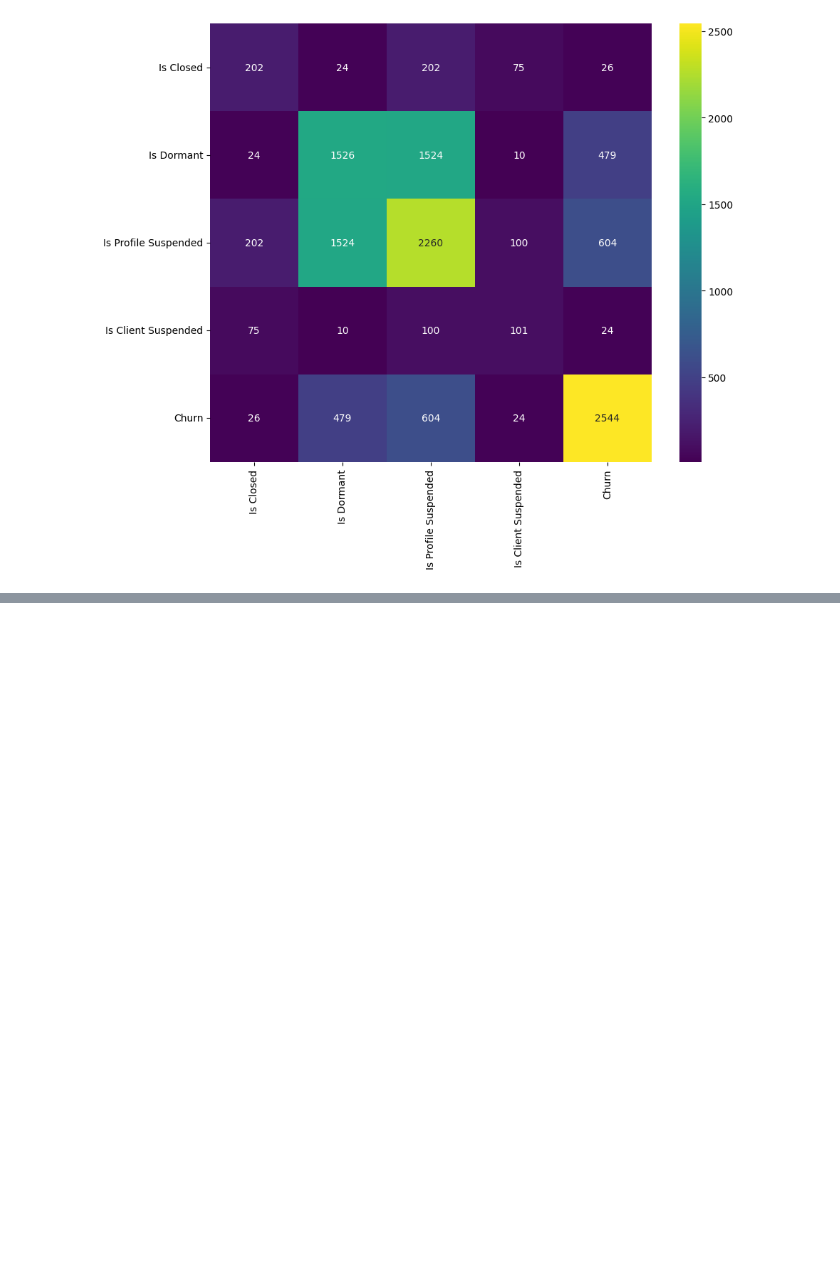
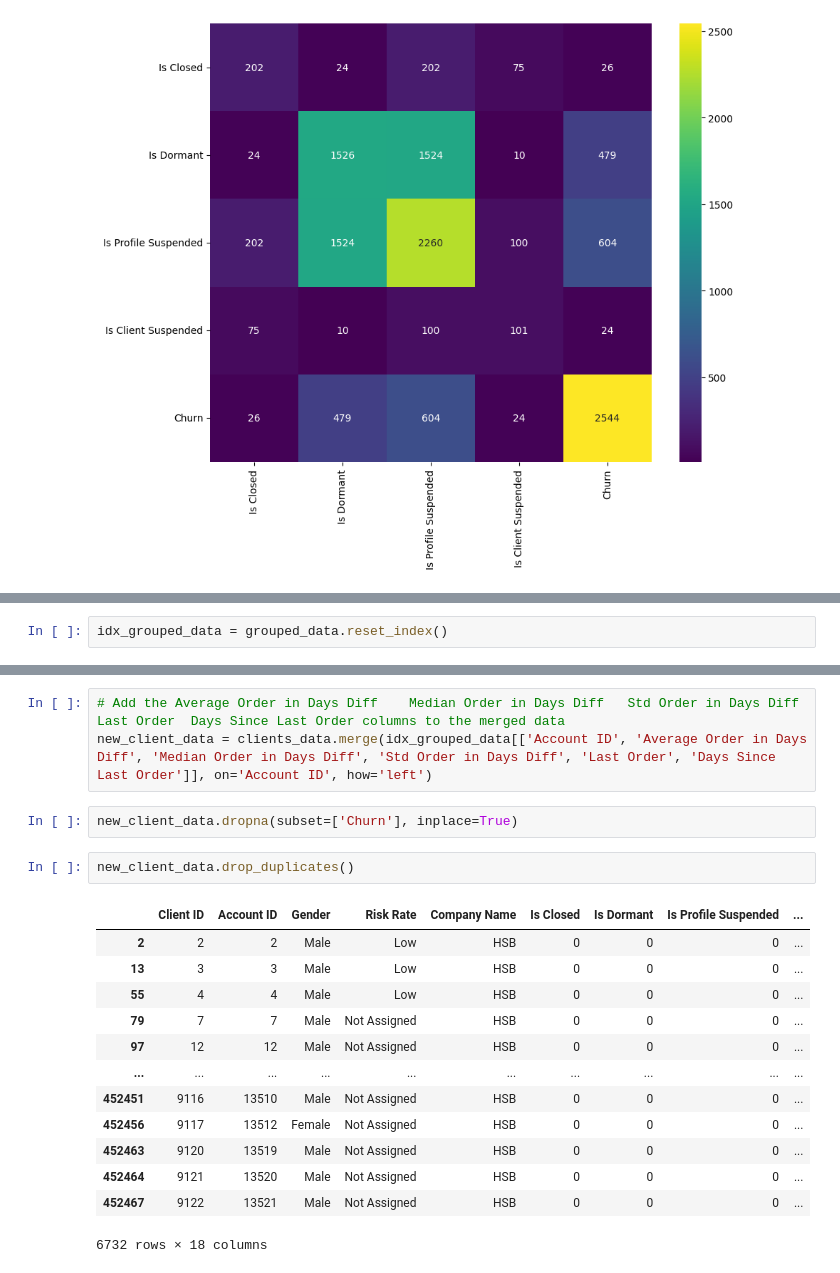
Before and after one commit to omar-sheta/datalytics, a Jupyter notebook: datalytics.ipynb, the cells around one changed output, grey strips where cells are left out. Cells and saved outputs as stored; diff of their text form; blank space fills up the shorter version.

```diff
--- a/datalytics.ipynb
+++ b/datalytics.ipynb
@@ -235,0 +258,2 @@ plt.show()
+# %%
+idx_grouped_data = grouped_data.reset_index()
@@ -235,0 +271,21 @@ plt.show()
+# %%
+# Add the Average Order in Days Diff	Median Order in Days Diff	Std Order in Days Diff	Last Order	Days Since Last Order columns to the merged data
+new_client_data = clients_data.merge(idx_grouped_data[['Account ID', 'Average Order in Days Diff', 'Median Order in Days Diff', 'Std Order in Days Diff', 'Last Order', 'Days Since Last Order']], on='Account ID', how='left')
+# %%
+new_client_data.dropna(subset=['Churn'], inplace=True)
+# %%
+new_client_data.drop_duplicates()
+# %% [output]
+|  | Client ID | Account ID | Gender | Risk Rate | Company Name | Is Closed | Is Dormant | Is Profile Suspended | ... |
+| 2 | 2 | 2 | Male | Low | HSB | 0 | 0 | 0 | ... |
+| 13 | 3 | 3 | Male | Low | HSB | 0 | 0 | 0 | ... |
+| 55 | 4 | 4 | Male | Low | HSB | 0 | 0 | 0 | ... |
+| 79 | 7 | 7 | Male | Not Assigned | HSB | 0 | 0 | 0 | ... |
+| 97 | 12 | 12 | Male | Not Assigned | HSB | 0 | 0 | 0 | ... |
+| ... | ... | ... | ... | ... | ... | ... | ... | ... | ... |
+| 452451 | 9116 | 13510 | Male | Not Assigned | HSB | 0 | 0 | 0 | ... |
+| 452456 | 9117 | 13512 | Female | Not Assigned | HSB | 0 | 0 | 0 | ... |
+| 452463 | 9120 | 13519 | Male | Not Assigned | HSB | 0 | 0 | 0 | ... |
+| 452464 | 9121 | 13520 | Male | Not Assigned | HSB | 0 | 0 | 0 | ... |
+| 452467 | 9122 | 13521 | Male | Not Assigned | HSB | 0 | 0 | 0 | ... |
+6732 rows × 18 columns
```
Also changed, not shown: parts of 5 cells of this notebook.
